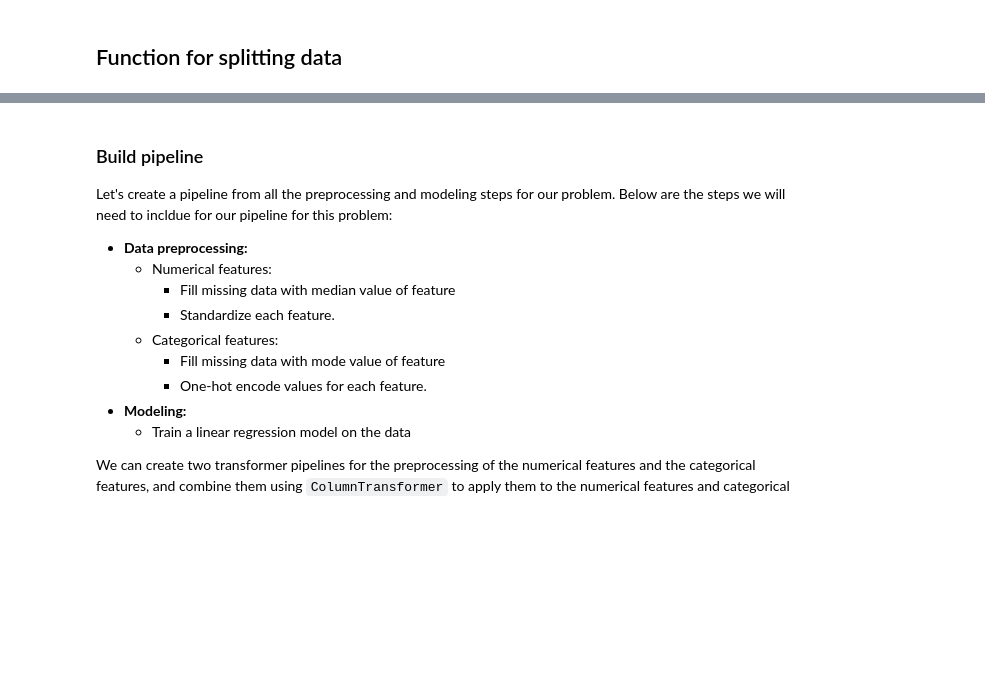
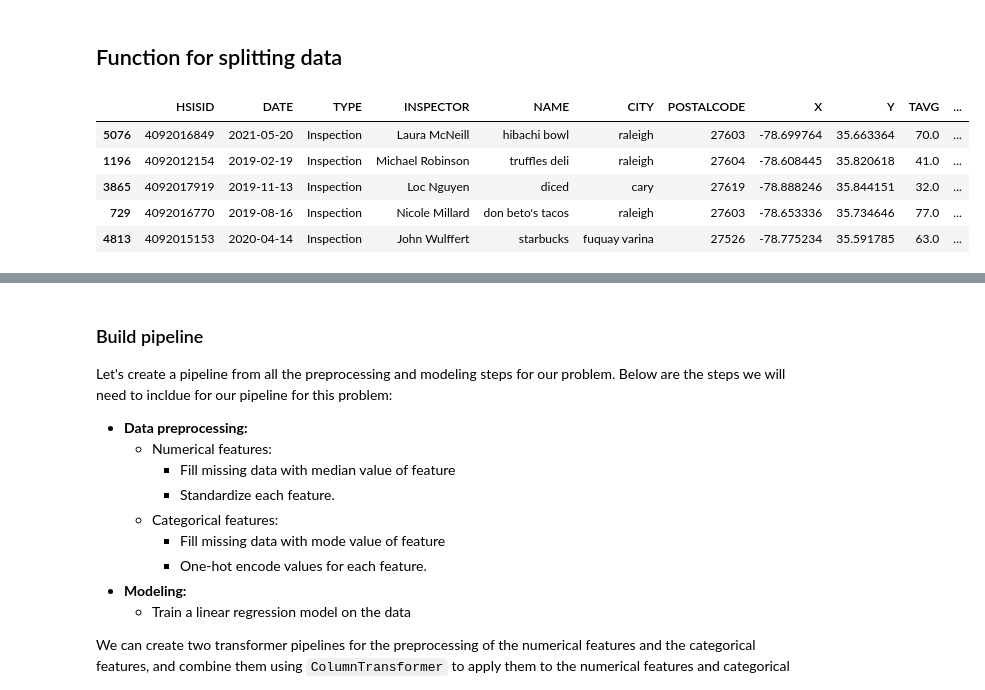
Before and after one commit to shyamal-anadkat/wake-county-food-inspections-analysis, a Jupyter notebook: Wake County -- Restaurant Food Inspections Analysis [AIPI510].ipynb, the cells around one changed output, grey strips where cells are left out. Cells and saved outputs as stored; diff of their text form; code cells hidden in the pictures; blank space fills up the shorter version.

```diff
--- a/Wake County -- Restaurant Food Inspections Analysis [AIPI510].ipynb
+++ b/Wake County -- Restaurant Food Inspections Analysis [AIPI510].ipynb
@@ -485,5 +510,7 @@ rest_violation.head()
 # %% [markdown]
 ## Merge violations with finalfeat dataframe
 # %%
-feat_df = finalfeat.merge(rest_violation, how='left', on='HSISID')
-feat_df.head()
+#finalfeat['DATE'] = finalfeat['DATE'].astype(str)
+#feat_df = finalfeat.merge(rest_violation, how='left', left_on=['HSISID', 'DATE'], right_on=['HSISID', 'INSPECTDATE'])
+#print(feat_df[['HSISID', 'DATE']].nunique())
+feat_df = finalfeat.copy()
@@ -551,9 +530,18 @@ dtype: int64
 # created function for splitting data
 def split_data(df):
     # Split data into train and test sets
-    X = df.drop('SCORE',axis=1)
+    X = df.drop(['SCORE','SCORE GRADE'],axis=1)
     y = df['SCORE']
     X_train,X_test,y_train,y_test = train_test_split(X,y,test_size=0.2,random_state=0)
     return X_train,X_test,y_train,y_test
 
-X_train, X_test, y_train, y_test = split_data(clean_feat)
+X_train, X_test, y_train, y_test = split_data(feat_df)
+# %%
+X_train.head()
+# %% [output]
+|  | HSISID | DATE | TYPE | INSPECTOR | NAME | CITY | POSTALCODE | X | Y | TAVG | ... |
+| 5076 | 4092016849 | 2021-05-20 | Inspection | Laura McNeill | hibachi bowl | raleigh | 27603 | -78.699764 | 35.663364 | 70.0 | ... |
+| 1196 | 4092012154 | 2019-02-19 | Inspection | Michael Robinson | truffles deli | raleigh | 27604 | -78.608445 | 35.820618 | 41.0 | ... |
+| 3865 | 4092017919 | 2019-11-13 | Inspection | Loc Nguyen | diced | cary | 27619 | -78.888246 | 35.844151 | 32.0 | ... |
+| 729 | 4092016770 | 2019-08-16 | Inspection | Nicole Millard | don beto's tacos | raleigh | 27603 | -78.653336 | 35.734646 | 77.0 | ... |
+| 4813 | 4092015153 | 2020-04-14 | Inspection | John Wulffert | starbucks | fuquay varina | 27526 | -78.775234 | 35.591785 | 63.0 | ... |
```
Also changed, not shown: parts of 21 cells of this notebook, 1 other file.
